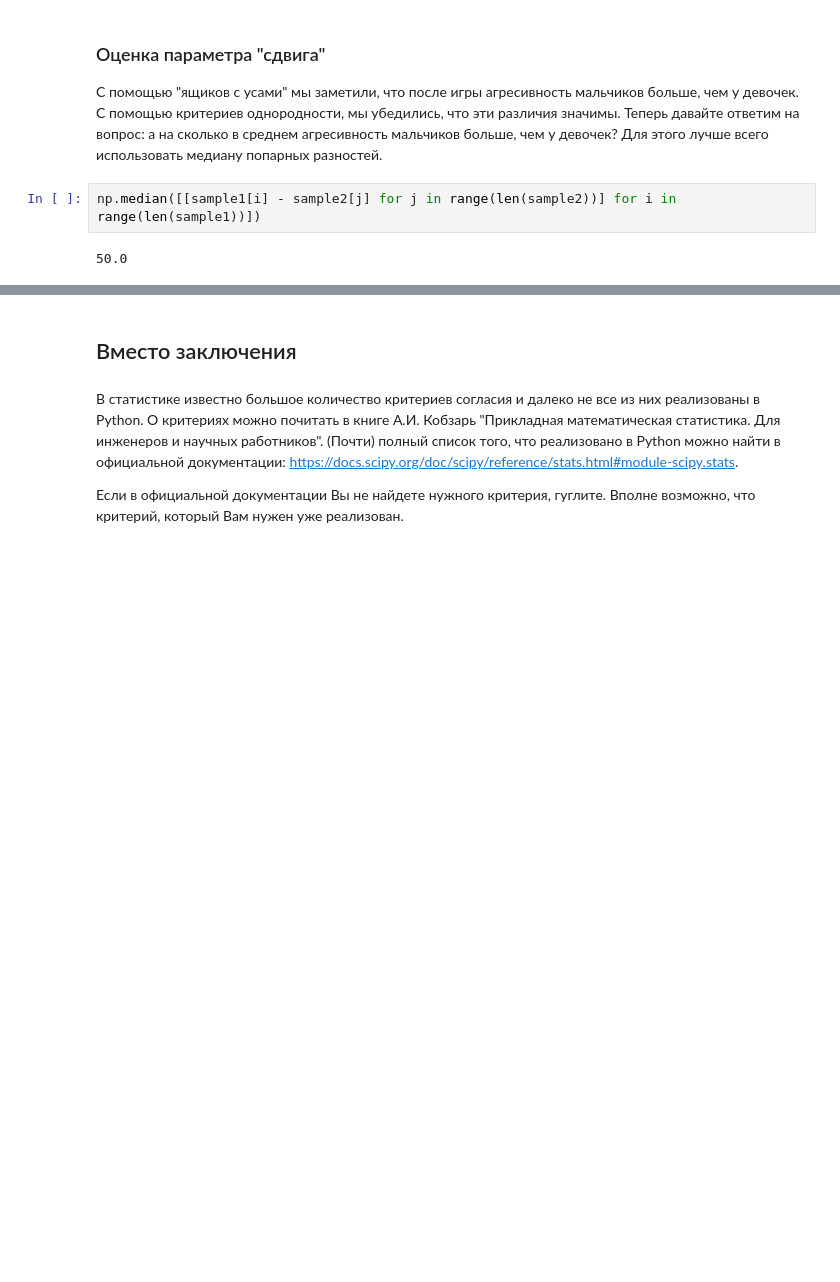
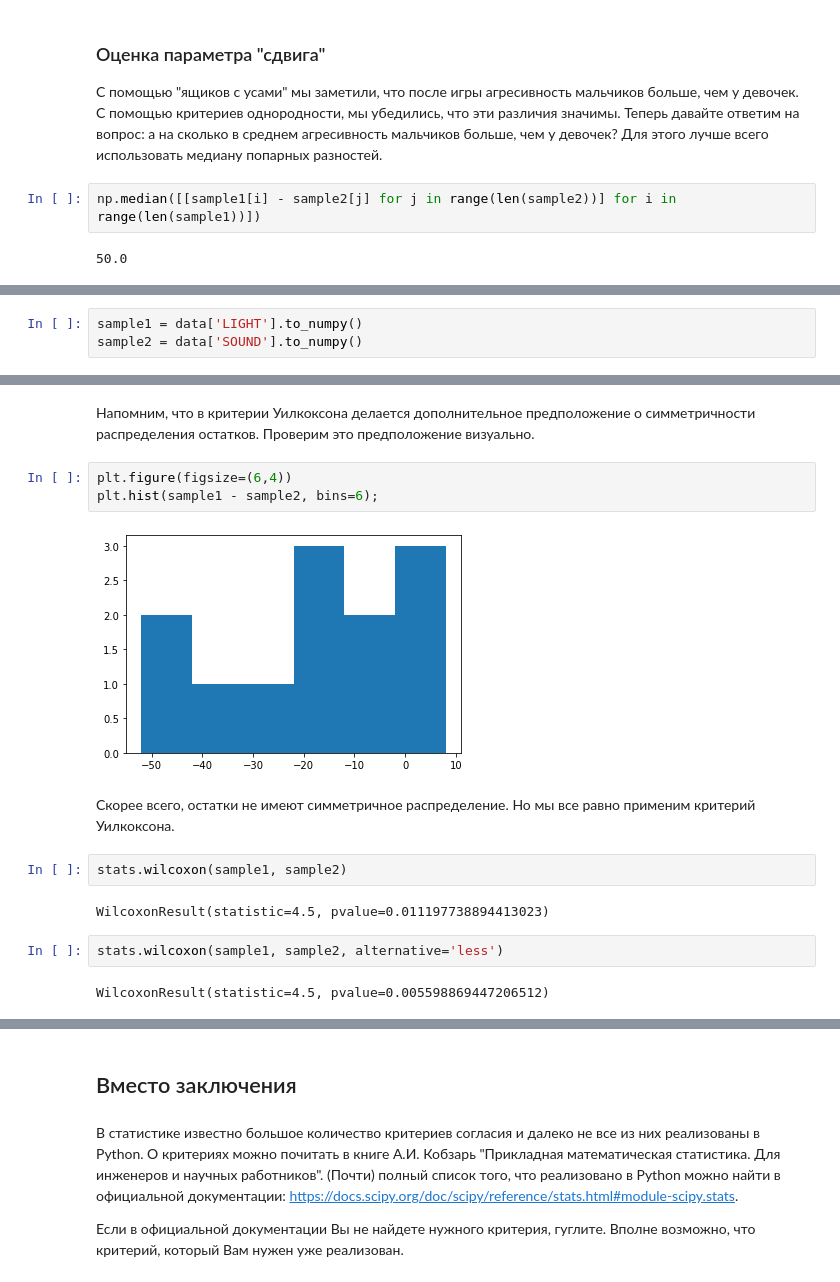
Before and after one commit to novayazarya/statistics, a Jupyter notebook: informed-consent.ipynb, the cells around one changed output, grey strips where cells are left out. Cells and saved outputs as stored; diff of their text form; blank space fills up the shorter version.

```diff
--- a/informed-consent.ipynb
+++ b/informed-consent.ipynb
@@ -301,0 +325,3 @@ np.median([[sample1[i] - sample2[j] for j in range(len(sample2))] for i in range
+# %%
+sample1 = data['LIGHT'].to_numpy()
+sample2 = data['SOUND'].to_numpy()
@@ -301,0 +350,17 @@ np.median([[sample1[i] - sample2[j] for j in range(len(sample2))] for i in range
+# %% [markdown]
+Напомним, что в критерии Уилкоксона делается дополнительное предположение о симметричности распределения остатков. Проверим это предположение визуально.
+# %%
+plt.figure(figsize=(6,4))
+plt.hist(sample1 - sample2, bins=6);
+# %% [output]
+[figure, added]
+# %% [markdown]
+Скорее всего, остатки не имеют симметричное распределение. Но мы все равно применим критерий Уилкоксона.
+# %%
+stats.wilcoxon(sample1, sample2)
+# %% [output]
+WilcoxonResult(statistic=4.5, pvalue=0.011197738894413023)
+# %%
+stats.wilcoxon(sample1, sample2, alternative='less')
+# %% [output]
+WilcoxonResult(statistic=4.5, pvalue=0.005598869447206512)
```
Also changed, not shown: parts of 127 cells of this notebook.
